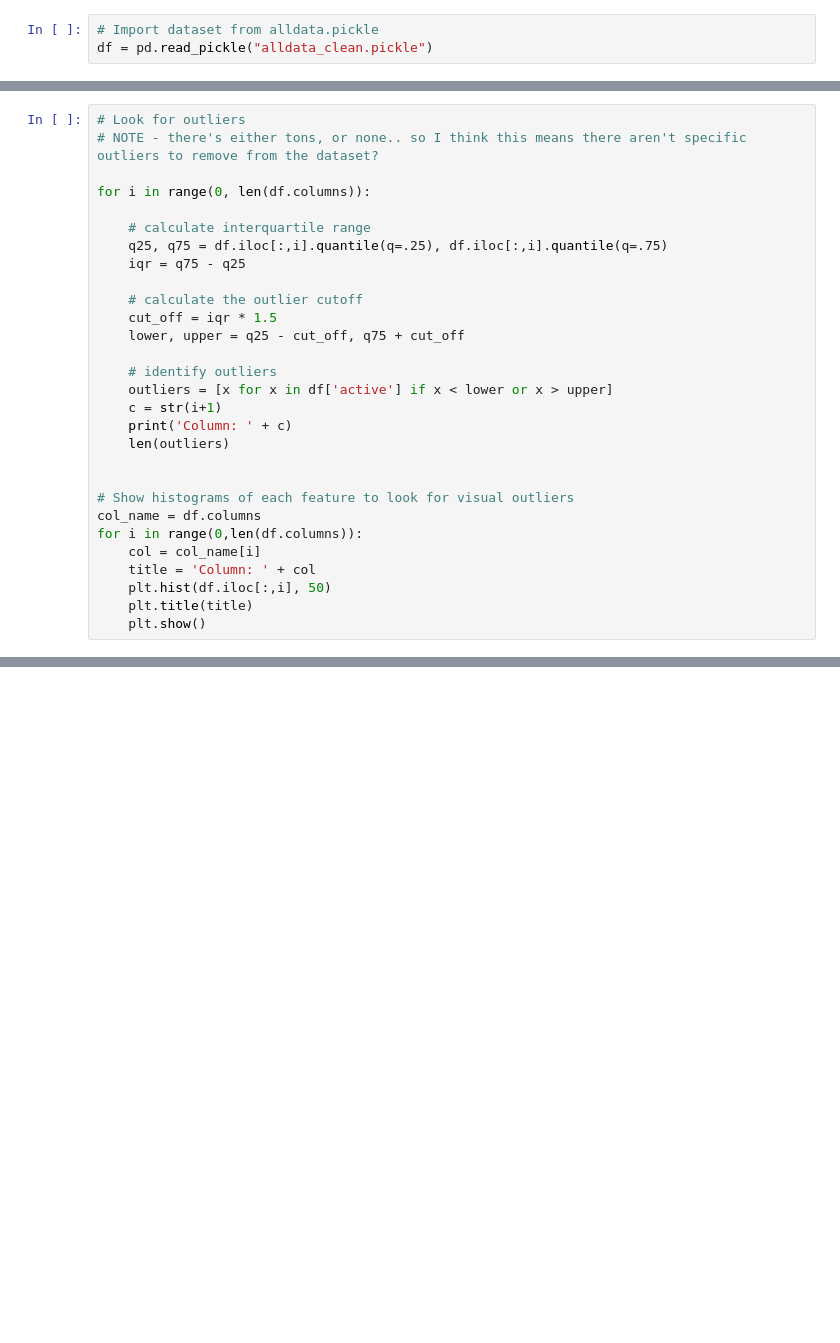
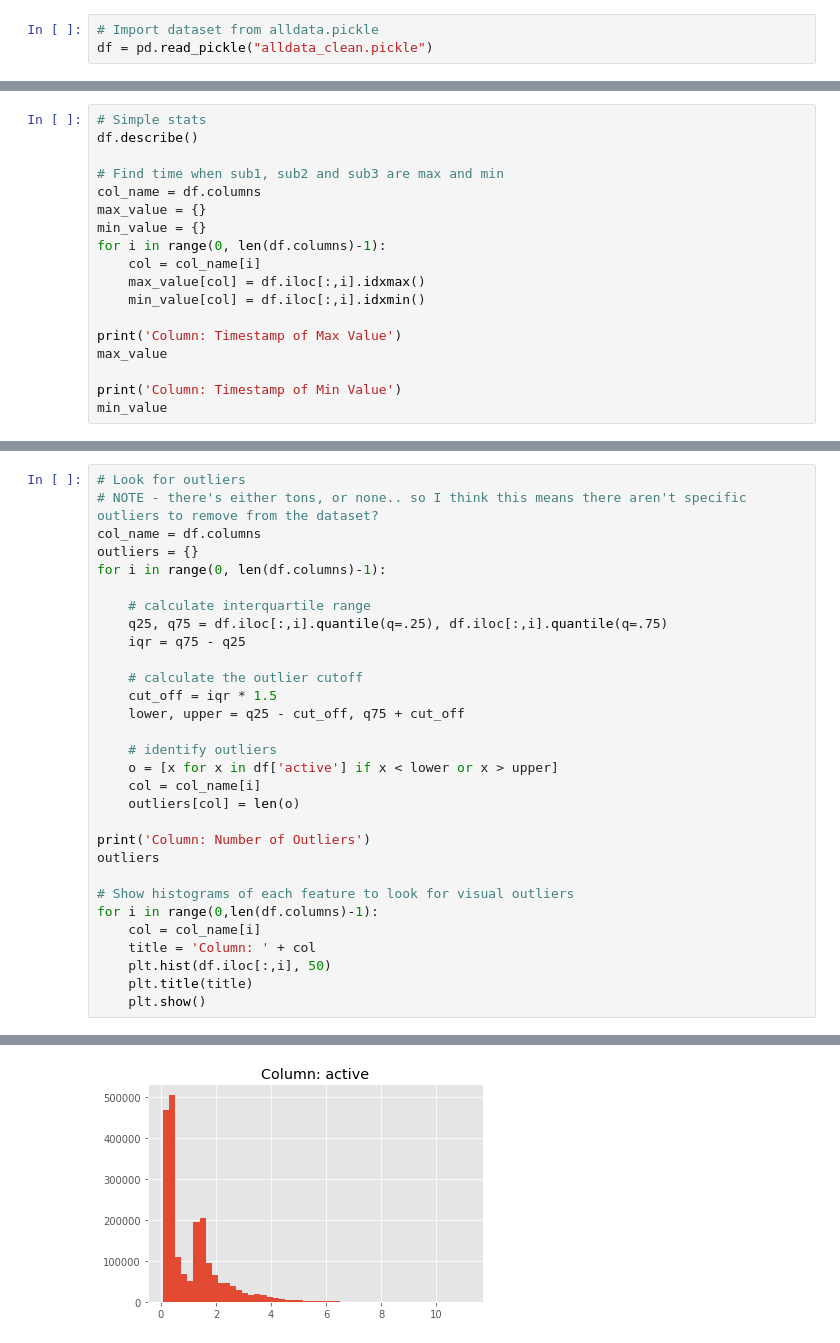
Before and after one commit to dsjstc/EnergyPrj, a Jupyter notebook: ExplorationPlots.ipynb, the cells around one changed output, grey strips where cells are left out. Saved outputs shown, nothing was run; the diff lists cells and outputs as text; blank space fills up the shorter version.

```diff
--- a/ExplorationPlots.ipynb
+++ b/ExplorationPlots.ipynb
@@ -57,0 +19,18 @@ Timestamp('2006-12-16 22:16:00')
+# %%
+# Simple stats
+df.describe()
+
+# Find time when sub1, sub2 and sub3 are max and min
+col_name = df.columns
+max_value = {}
+min_value = {}
+for i in range(0, len(df.columns)-1):
+    col = col_name[i]
+    max_value[col] = df.iloc[:,i].idxmax()
+    min_value[col] = df.iloc[:,i].idxmin()
+
+print('Column: Timestamp of Max Value')
+max_value
+
+print('Column: Timestamp of Min Value')
+min_value
@@ -58,8 +47,9 @@ Timestamp('2006-12-16 22:16:00')
 # %%
 # Look for outliers
 # NOTE - there's either tons, or none.. so I think this means there aren't specific outliers to remove from the dataset?
-
-for i in range(0, len(df.columns)):
+col_name = df.columns
+outliers = {}
+for i in range(0, len(df.columns)-1):
 
     # calculate interquartile range
     q25, q75 = df.iloc[:,i].quantile(q=.25), df.iloc[:,i].quantile(q=.75)
@@ -70,15 +60,15 @@ for i in range(0, len(df.columns)):
     lower, upper = q25 - cut_off, q75 + cut_off
 
     # identify outliers
-    outliers = [x for x in df['active'] if x < lower or x > upper]
-    c = str(i+1)
-    print('Column: ' + c)
-    len(outliers)
+    o = [x for x in df['active'] if x < lower or x > upper]
+    col = col_name[i]
+    outliers[col] = len(o)
 
+print('Column: Number of Outliers')
+outliers
 
 # Show histograms of each feature to look for visual outliers
-col_name = df.columns
-for i in range(0,len(df.columns)):
+for i in range(0,len(df.columns)-1):
     col = col_name[i]
     title = 'Column: ' + col
     plt.hist(df.iloc[:,i], 50)
@@ -99,0 +79 @@ Column: 6
+[figure, added]
```
Also changed, not shown: parts of 9 cells of this notebook, 3 other files.
